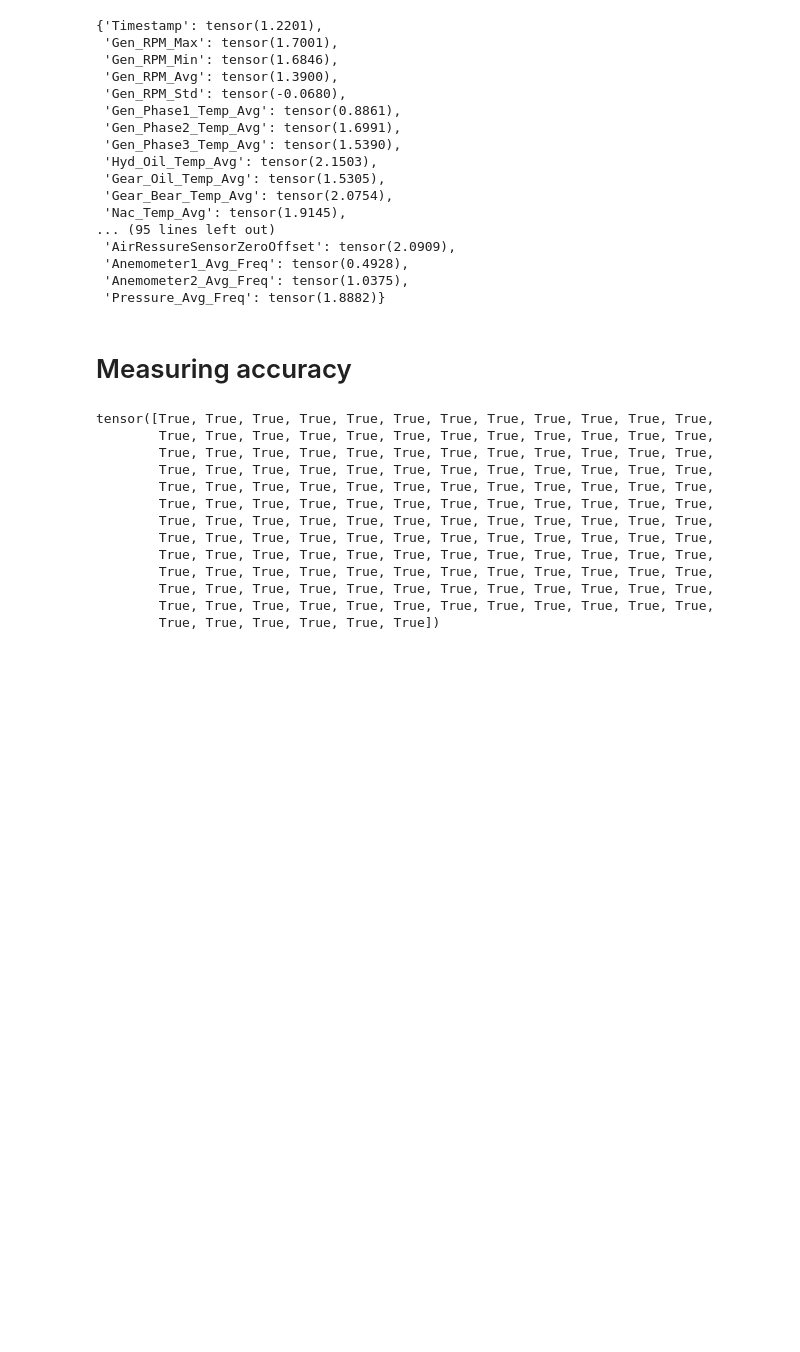
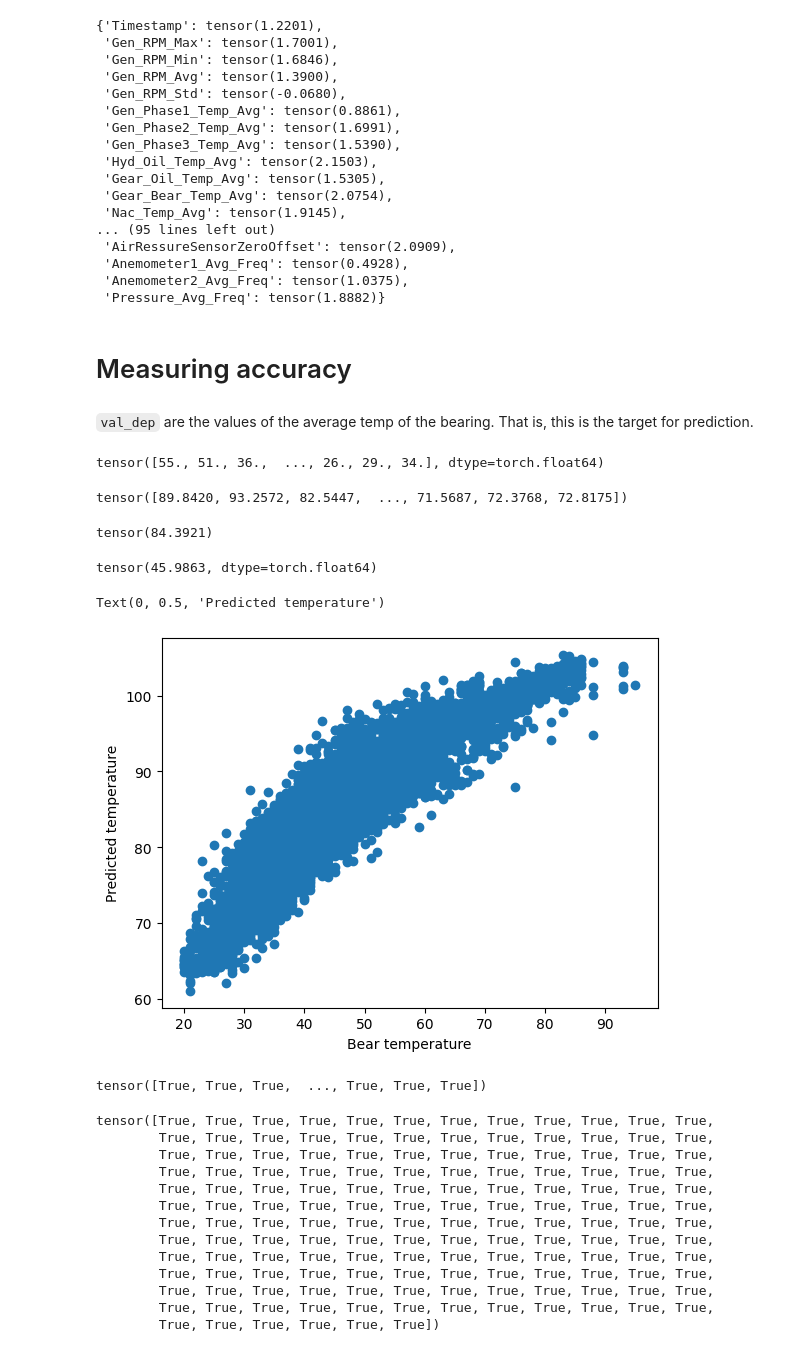
Before and after one commit to Markustho/DAT255-group12, a Jupyter notebook: src/models/Kaggle_notebook.ipynb, the cells around one changed output. Cells and saved outputs as stored; diff of their text form; code cells hidden in the pictures; blank space fills up the shorter version.

```diff
--- a/src/models/Kaggle_notebook.ipynb
+++ b/src/models/Kaggle_notebook.ipynb
@@ -362,4 +406,36 @@ show_coeffs()
 # Measuring accuracy
 # %%
 preds = calc_preds(coeffs, val_indep)
+# %% [markdown]
+
+`val_dep` are the values of the average temp of the bearing. That is, this is the target for prediction.
+# %%
+val_dep
+# %% [output]
+tensor([55., 51., 36.,  ..., 26., 29., 34.], dtype=torch.float64)
+# %%
+preds
+# %% [output]
+tensor([89.8420, 93.2572, 82.5447,  ..., 71.5687, 72.3768, 72.8175])
+# %%
+preds.mean()
+# %% [output]
+tensor(84.3921)
+# %%
+val_dep.mean()
+# %% [output]
+tensor(45.9863, dtype=torch.float64)
+# %%
+plt.scatter(val_dep, preds)
+plt.xlabel('Bear temperature')
+plt.ylabel('Predicted temperature')
+#plt.xlim(10,60)
+#plt.ylim(10,120)
+# %% [output]
+Text(0, 0.5, 'Predicted temperature')
+[figure, added]
+# %%
+val_dep.bool()
+# %% [output]
+tensor([True, True, True,  ..., True, True, True])
 # %%
```
Also changed, not shown: parts of 10 cells of this notebook, 1 other file.
